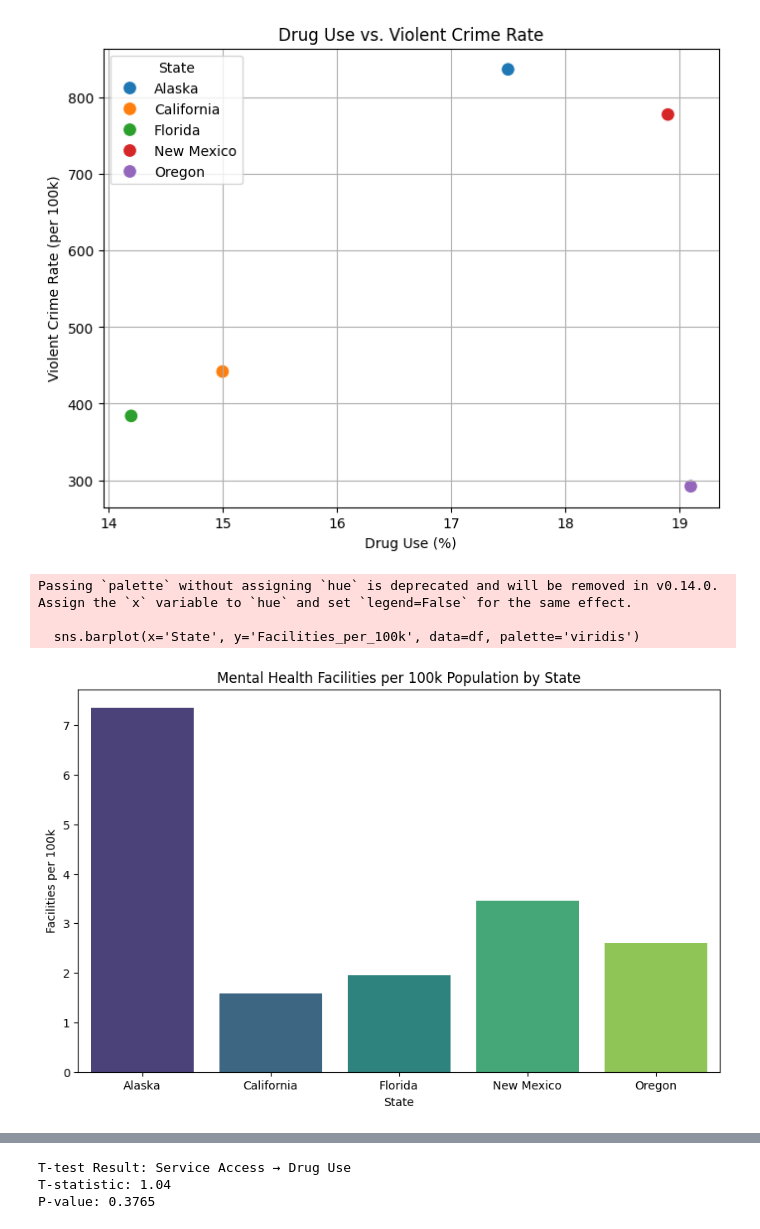
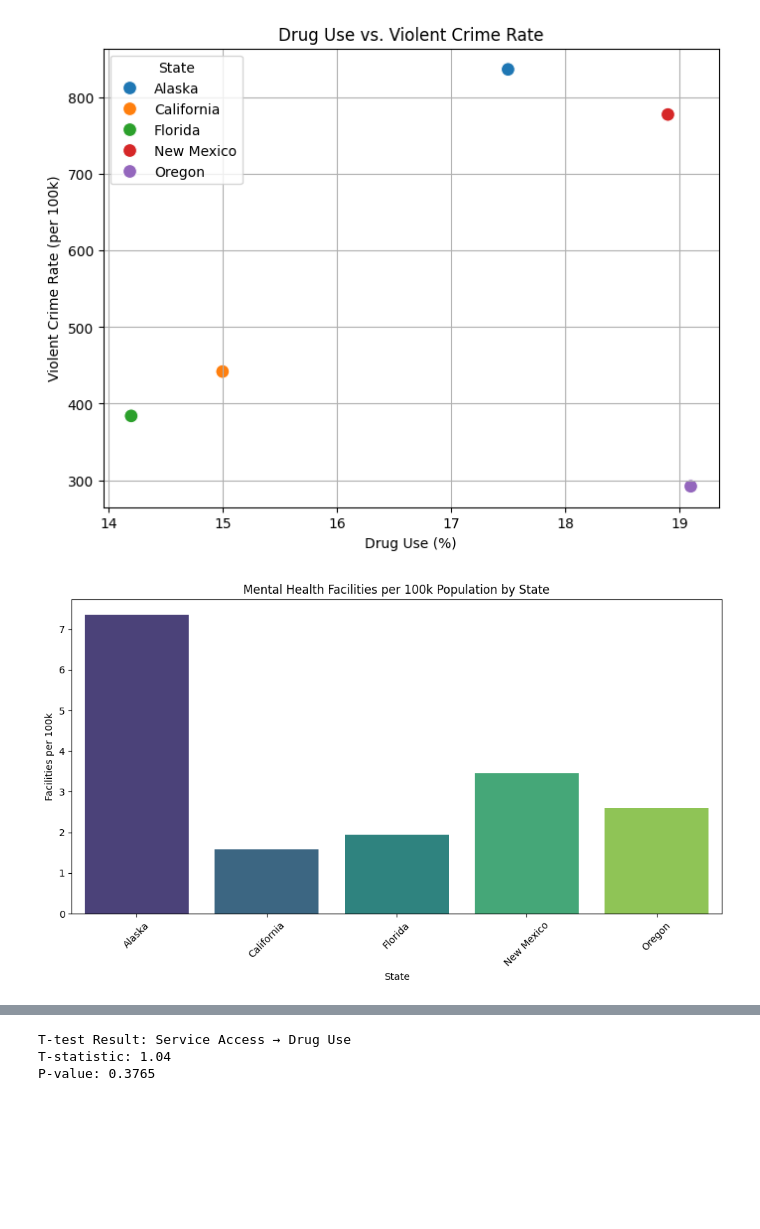
Before and after one commit to cerensenol/DSA-210-Project, a Jupyter notebook: main.ipynb, the cells around one changed output, grey strips where cells are left out. Cells and saved outputs as stored; diff of their text form; code cells hidden in the pictures; blank space fills up the shorter version.

```diff
--- a/main.ipynb
+++ b/main.ipynb
@@ -6,6 +14,9 @@ import matplotlib.pyplot as plt
 
 df = pd.read_csv("path_to_crime_dataset.csv")
 
+df['MHClient_per_100k'] = (df['MHClients'] / df['Population']) * 100000
+df['Log_CrimeRate'] = np.log(df['ViolentCrimePer100k'])
+
 df.head()
 # %% [output]
 |  | State | AMI% | SMI% | DrugUse% | ViolentCrimePer100k | FacilitiesCount | MHClients | Population | ... |
@@ -44,13 +55,12 @@ plt.show()
 [figure]
 # %%
 plt.figure(figsize=(10, 6))
-sns.barplot(x='State', y='Facilities_per_100k', data=df, palette='viridis')
+sns.barplot(x='State', y='Facilities_per_100k', data=df, hue='State', palette='viridis', dodge=False, legend=False)
 plt.title('Mental Health Facilities per 100k Population by State')
 plt.xlabel('State')
 plt.ylabel('Facilities per 100k')
+plt.xticks(rotation=45)
+plt.tight_layout()
 plt.show()
 # %% [output]
-Passing `palette` without assigning `hue` is deprecated and will be removed in v0.14.0. Assign the `x` variable to `hue` and set `legend=False` for the same effect.
-
-  sns.barplot(x='State', y='Facilities_per_100k', data=df, palette='viridis')
-[figure, old version]
+[figure, new version]
```
Also changed, not shown: parts of 23 cells of this notebook.
